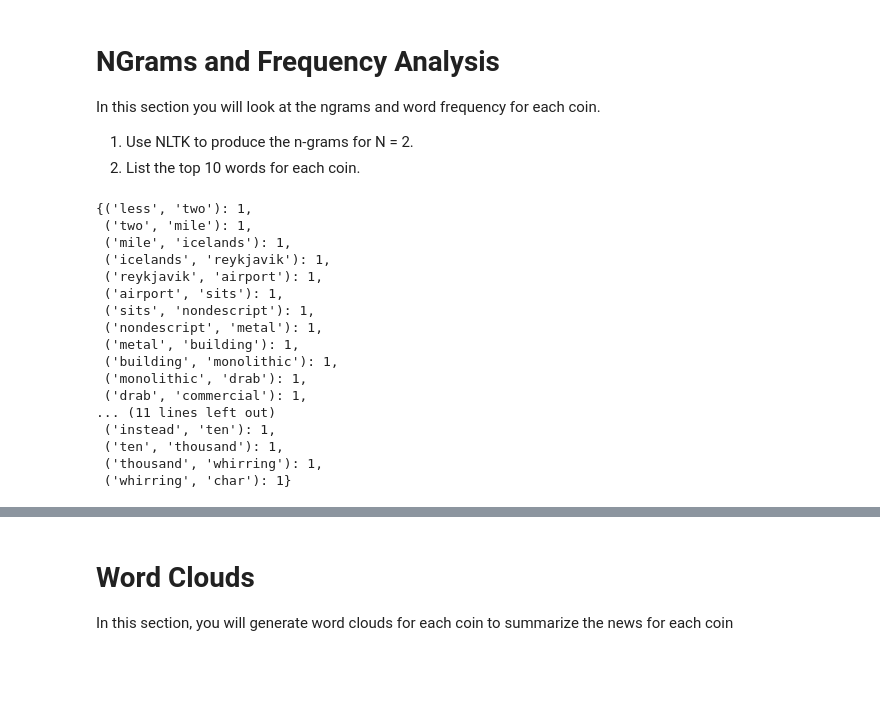
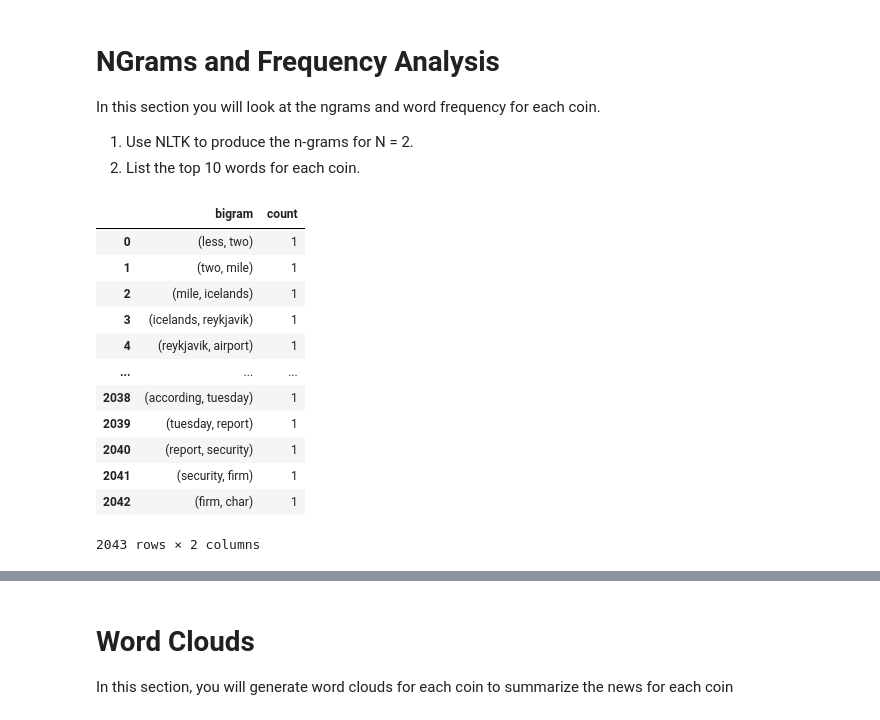
Before and after one commit to manpreetpadam/Tales_from_the_Crypto, a Jupyter notebook: crypto_sentiment.ipynb, the cells around one changed output, grey strips where cells are left out. Cells and saved outputs as stored; diff of their text form; code cells hidden in the pictures; blank space fills up the shorter version.

```diff
--- a/crypto_sentiment.ipynb
+++ b/crypto_sentiment.ipynb
@@ -218,27 +219,31 @@ In this section you will look at the ngrams and word frequency for each coin.
 # %%
 from collections import Counter
 from nltk import ngrams
+# %%
+def bigram_counter(tokens):
+
+    top_10 = dict(Counter(ngrams(tokens, n=2)))
+    return pd.DataFrame(list(top_10.items()), columns=['bigram', 'count'])
 # %%
 # Generate the Bitcoin N-grams where N=2
-bitcoin_bigram_counts = [dict(Counter(ngrams(r, n=2))) for r in bitcoin_sentiments.Tokens]
-bitcoin_bigram_counts[0]
+all_bitcoin_tokens = []
+for x in range(0,len(bitcoin_sentiments)):
+    for y in bitcoin_sentiments['Tokens'][x]:
+        all_bitcoin_tokens.append(y)
+bigram_counter(all_bitcoin_tokens)
 # %% [output]
+|  | bigram | count |
+| 0 | (less, two) | 1 |
+| 1 | (two, mile) | 1 |
+| 2 | (mile, icelands) | 1 |
+| 3 | (icelands, reykjavik) | 1 |
+| 4 | (reykjavik, airport) | 1 |
+| ... | ... | ... |
+| 2038 | (according, tuesday) | 1 |
+| 2039 | (tuesday, report) | 1 |
+| 2040 | (report, security) | 1 |
+| 2041 | (security, firm) | 1 |
+| 2042 | (firm, char) | 1 |
-{('less', 'two'): 1,
- ('two', 'mile'): 1,
- ('mile', 'icelands'): 1,
- ('icelands', 'reykjavik'): 1,
- ('reykjavik', 'airport'): 1,
- ('airport', 'sits'): 1,
- ('sits', 'nondescript'): 1,
- ('nondescript', 'metal'): 1,
- ('metal', 'building'): 1,
- ('building', 'monolithic'): 1,
- ('monolithic', 'drab'): 1,
- ('drab', 'commercial'): 1,
-... (11 lines left out)
- ('instead', 'ten'): 1,
- ('ten', 'thousand'): 1,
- ('thousand', 'whirring'): 1,
- ('whirring', 'char'): 1}
+2043 rows × 2 columns
 # %%
 # Generate the Ethereum N-grams where N=2
```
Also changed, not shown: parts of 12 cells of this notebook.
